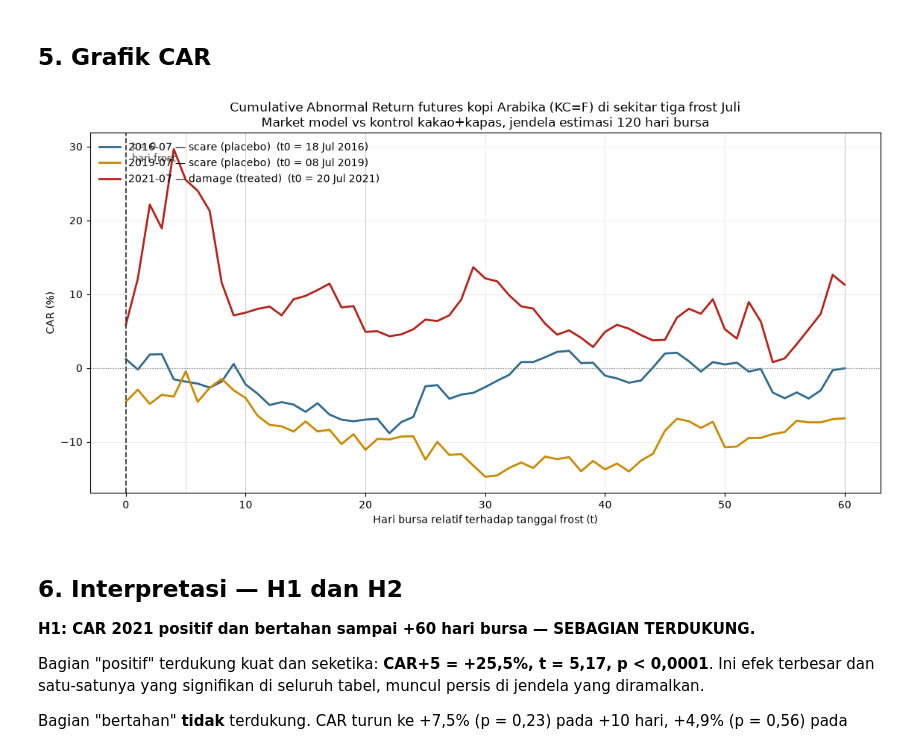
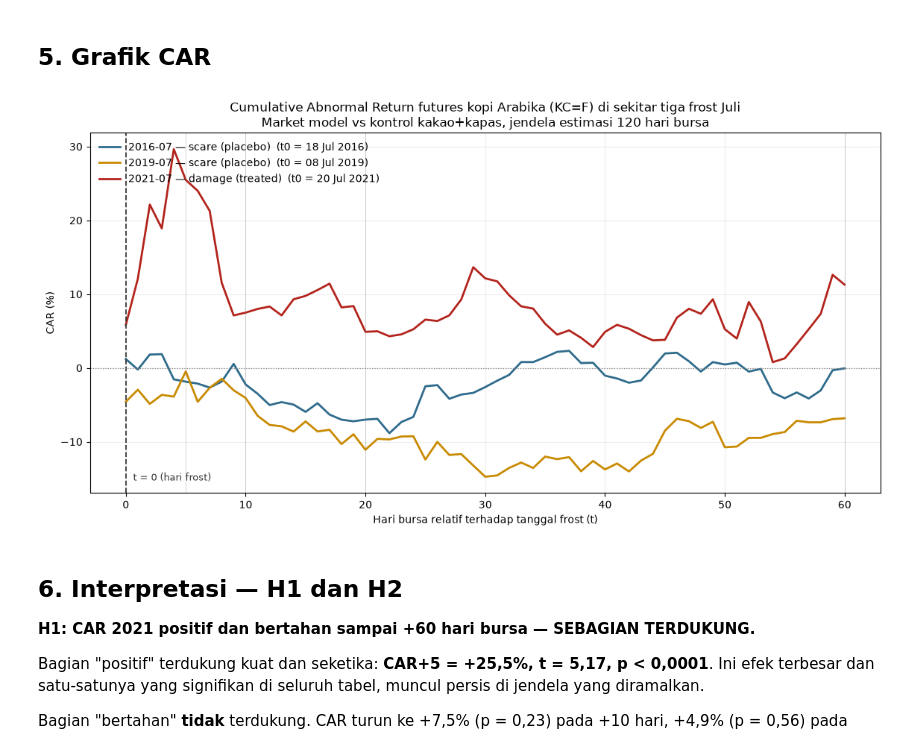
Before and after one commit to ixircs/coffee, a Jupyter notebook: notebooks/04_daily_event_study.ipynb, the cells around one changed output. Drawn from its saved outputs; the diff is of its cells as text; code cells hidden in the pictures.

```diff
--- a/notebooks/04_daily_event_study.ipynb
+++ b/notebooks/04_daily_event_study.ipynb
@@ -252,35 +252,35 @@ panjangnya, jadi kemiripan angkanya sebagian kebetulan. Yang divalidasi di sini
 # %%
 fig, ax = plt.subplots(figsize=(11.5, 6))
 colours = {"2016-07": "#2F6B8C", "2019-07": "#C98A00", "2021-07": "#B3241C"}
 labels = {"2016-07": "2016-07 — scare (placebo)",
           "2019-07": "2019-07 — scare (placebo)",
           "2021-07": "2021-07 — damage (treated)"}
 
 for label in events:
     res = results[(label, "(a) market model")]
     car_pct = (np.exp(res["car"]) - 1) * 100
     ax.plot(car_pct.index, car_pct.values, color=colours[label], lw=2,
             label=f"{labels[label]}  (t0 = {res['t0_date']:%d %b %Y})")
 
 ax.axvline(0, color="#333", ls="--", lw=1.3)
 ax.axhline(0, color="grey", lw=0.9, ls=":")
-ax.annotate("t = 0\nhari frost", xy=(0, ax.get_ylim()[1]), xytext=(6, -8),
-            textcoords="offset points", fontsize=9, va="top", color="#333")
+ax.annotate("t = 0 (hari frost)", xy=(0, ax.get_ylim()[0]), xytext=(7, 10),
+            textcoords="offset points", fontsize=9, va="bottom", color="#333")
 
 for k in CAR_HORIZONS:
     ax.axvline(k, color="grey", lw=0.6, alpha=0.35)
 
 ax.set_title("Cumulative Abnormal Return futures kopi Arabika (KC=F) di sekitar tiga frost Juli\n"
              "Market model vs kontrol kakao+kapas, jendela estimasi 120 hari bursa")
 ax.set_xlabel("Hari bursa relatif terhadap tanggal frost (t)")
 ax.set_ylabel("CAR (%)")
 ax.legend(frameon=False, loc="upper left")
 ax.grid(alpha=0.22)
 fig.tight_layout()
 fig.savefig(FIG_DIR / "daily_car.png", dpi=150)
 plt.show()
 # %% [output]
-[figure, old version]
+[figure, new version]
 # %% [markdown]
 ## 6. Interpretasi — H1 dan H2
 
```
Also changed, not shown: parts of 5 cells of this notebook, 2 other files.
